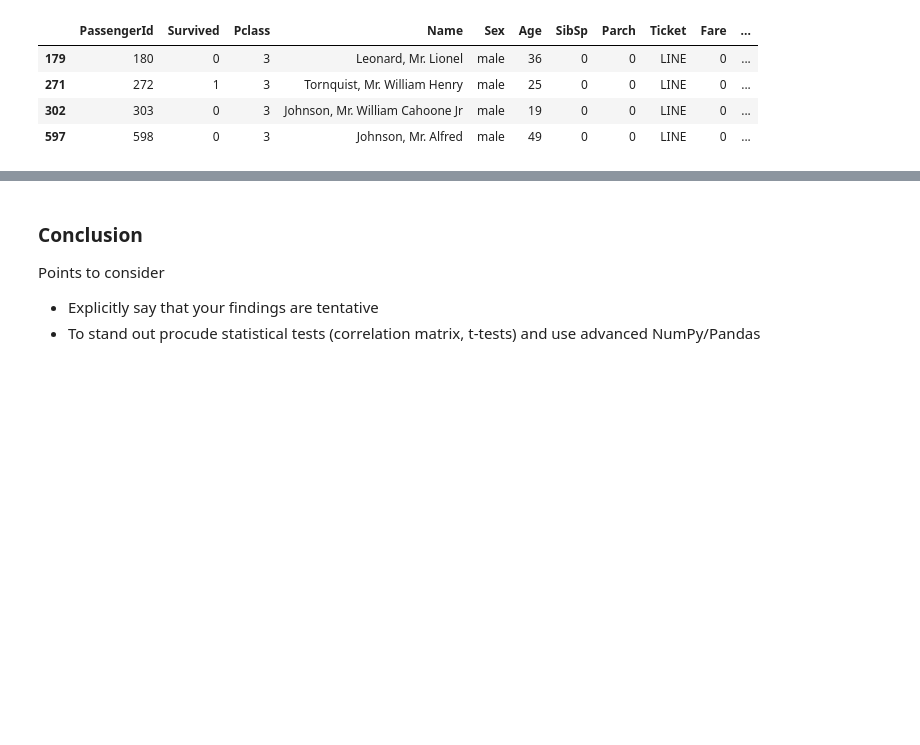
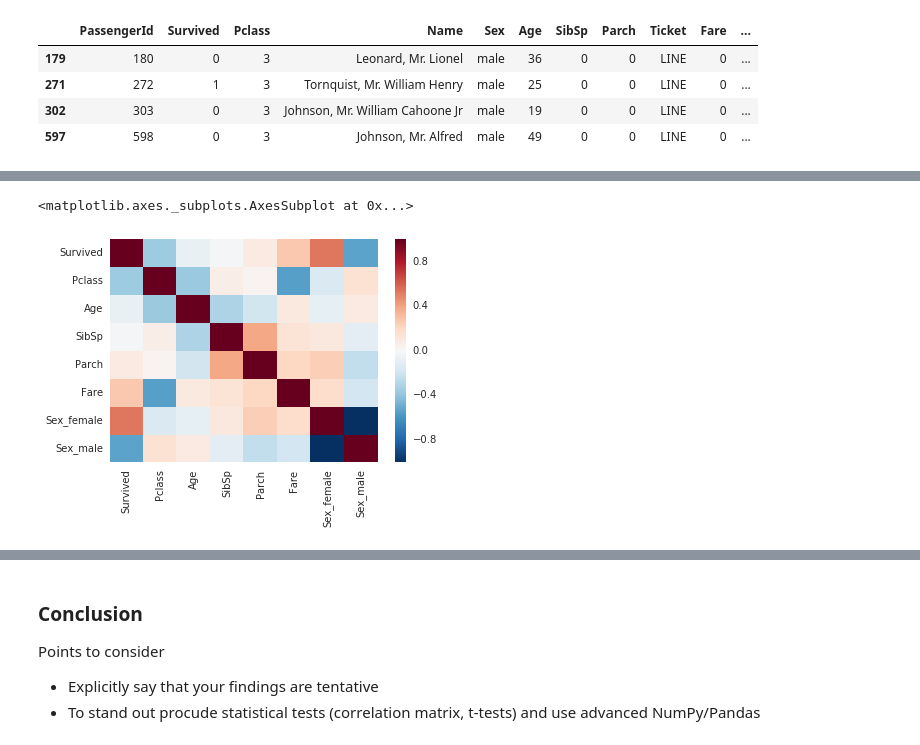
Before and after one commit to slangenbach/udacity-da-nanodegree, a Jupyter notebook: p2/P2_Analysis_and_Report.ipynb, the cells around one changed output, grey strips where cells are left out. Drawn from its saved outputs; the diff is of its cells as text; code cells hidden in the pictures; blank space fills up the shorter version.

```diff
--- a/p2/P2_Analysis_and_Report.ipynb
+++ b/p2/P2_Analysis_and_Report.ipynb
@@ -372,3 +398,6 @@ titanic.ix[titanic["Ticket"] == "LINE"]
+# %%
+# Remove PassengerId, Name, Ticket, Cabin and Embarked column
+titanic_cleaned = titanic.drop(labels=["PassengerId", "Name", "Ticket", "Cabin", "Embarked"], axis=1, inplace=False)
 # %%
 # Remove any records with missing age information
-#titanic_cleaned = titanic.dropna(subset["Age"])
+titanic_cleaned.dropna(subset=["Age"], inplace=True)
@@ -376,0 +404,5 @@ titanic.ix[titanic["Ticket"] == "LINE"]
+# %%
+# Convert categorical variables (Sex and Embarked) into dummy variables for analysis
+#titanic_cleaned = pd.get_dummies(columns=["Sex"])
+titanic_cleaned = pd.get_dummies(data=titanic_cleaned, columns=["Sex"])
+titanic_cleaned.head()
@@ -376,0 +451,6 @@ titanic.ix[titanic["Ticket"] == "LINE"]
+# %%
+# Visualize corrleation matrix
+sns.heatmap(titanic_cleaned.corr())
+# %% [output]
+<matplotlib.axes._subplots.AxesSubplot at 0x...>
+[figure, added]
```
Also changed, not shown: parts of 33 cells of this notebook.
